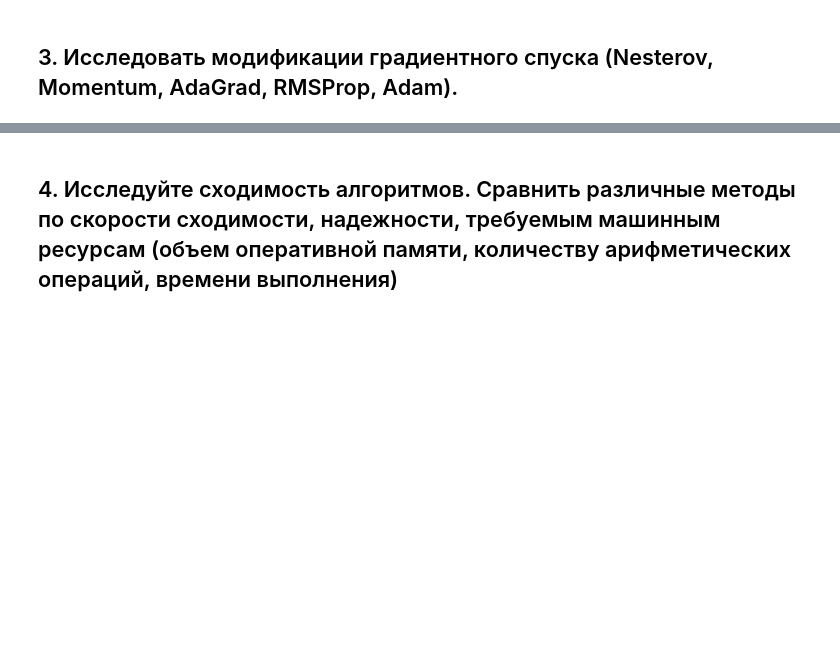
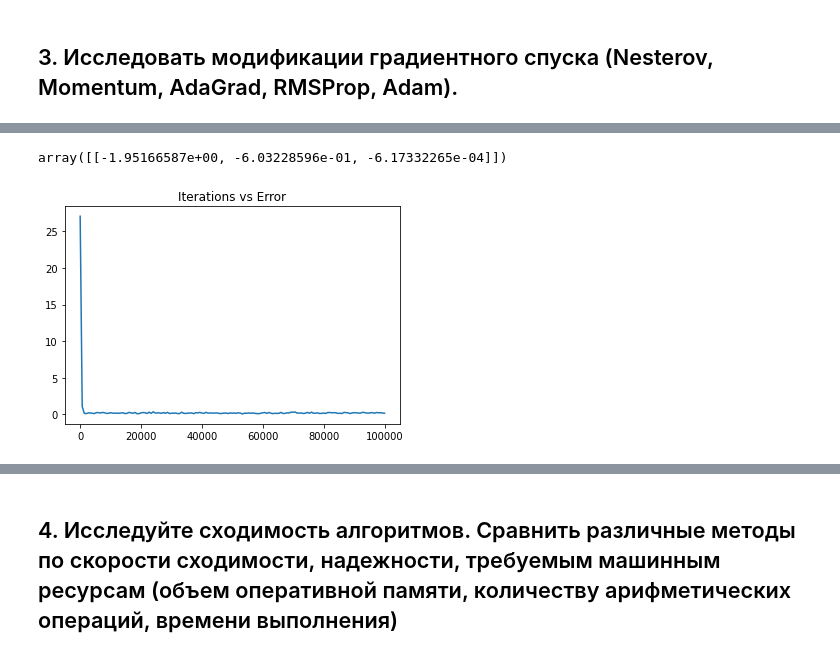
Before and after one commit to sashapff/optimization-methods, a Jupyter notebook: lab2/lab2.ipynb, the cells around one changed output, grey strips where cells are left out. Drawn from its saved outputs; the diff is of its cells as text; code cells hidden in the pictures; blank space fills up the shorter version.

```diff
--- a/lab2/lab2.ipynb
+++ b/lab2/lab2.ipynb
@@ -43,0 +62,7 @@ array([[nan, nan, nan]])
+# %%
+optimizer = RMSProp(alpha=1e-2)
+sgd = SGDRegressor(optimizer=optimizer, batch_size=5)
+sgd.fit(X, y)
+# %% [output]
+array([[-1.95166587e+00, -6.03228596e-01, -6.17332265e-04]])
+[figure, added]
```
Also changed, not shown: parts of 9 cells of this notebook, 4 other files.
